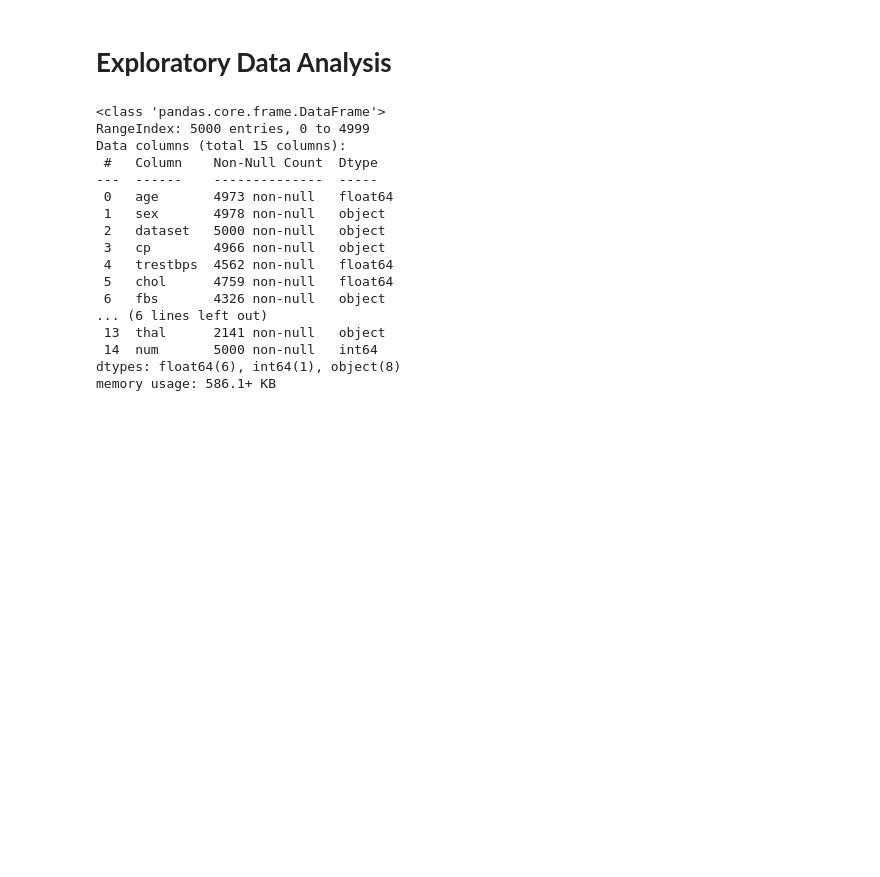
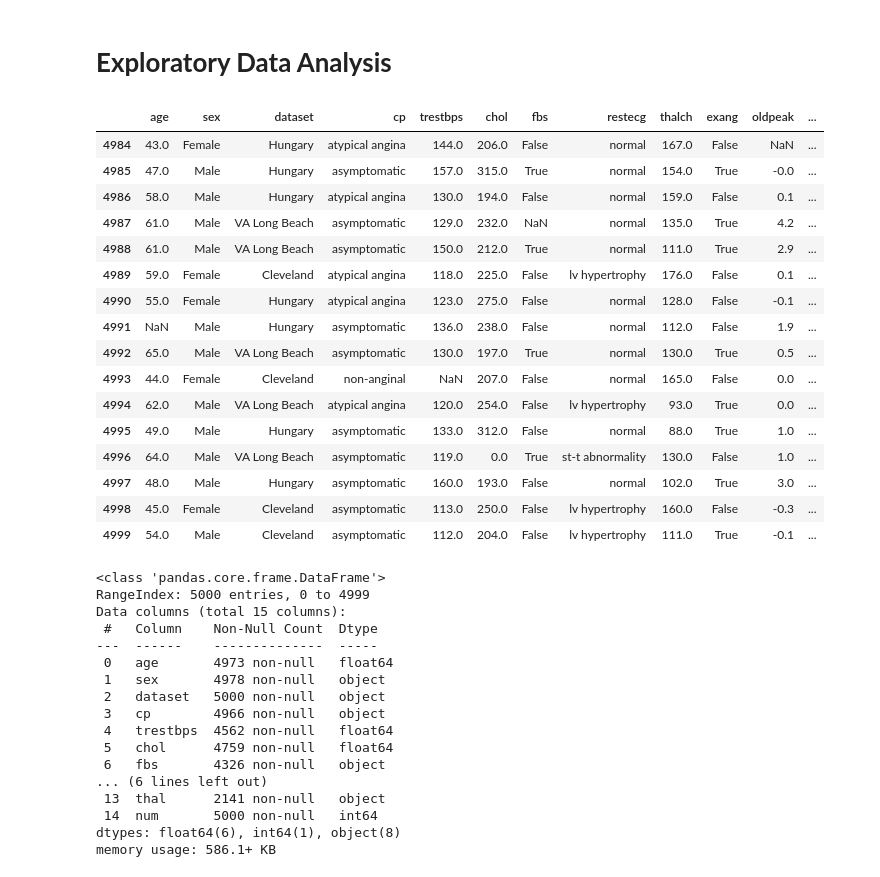
Before and after one commit to phoebehr/heartdisease, a Jupyter notebook: Preprocess_expanded.ipynb, the cells around one changed output. Cells and saved outputs as stored; diff of their text form; code cells hidden in the pictures; blank space fills up the shorter version.

```diff
--- a/Preprocess_expanded.ipynb
+++ b/Preprocess_expanded.ipynb
@@ -30,6 +30,26 @@ if missing_cols:
     raise KeyError(f"Input data is missing expected columns: {missing_cols}")
 # %% [markdown]
 # **Exploratory Data Analysis**
+# %%
+hd.tail(16)
+# %% [output]
+|  | age | sex | dataset | cp | trestbps | chol | fbs | restecg | thalch | exang | oldpeak | ... |
+| 4984 | 43.0 | Female | Hungary | atypical angina | 144.0 | 206.0 | False | normal | 167.0 | False | NaN | ... |
+| 4985 | 47.0 | Male | Hungary | asymptomatic | 157.0 | 315.0 | True | normal | 154.0 | True | -0.0 | ... |
+| 4986 | 58.0 | Male | Hungary | atypical angina | 130.0 | 194.0 | False | normal | 159.0 | False | 0.1 | ... |
+| 4987 | 61.0 | Male | VA Long Beach | asymptomatic | 129.0 | 232.0 | NaN | normal | 135.0 | True | 4.2 | ... |
+| 4988 | 61.0 | Male | VA Long Beach | asymptomatic | 150.0 | 212.0 | True | normal | 111.0 | True | 2.9 | ... |
+| 4989 | 59.0 | Female | Cleveland | atypical angina | 118.0 | 225.0 | False | lv hypertrophy | 176.0 | False | 0.1 | ... |
+| 4990 | 55.0 | Female | Hungary | atypical angina | 123.0 | 275.0 | False | normal | 128.0 | False | -0.1 | ... |
+| 4991 | NaN | Male | Hungary | asymptomatic | 136.0 | 238.0 | False | normal | 112.0 | False | 1.9 | ... |
+| 4992 | 65.0 | Male | VA Long Beach | asymptomatic | 130.0 | 197.0 | True | normal | 130.0 | True | 0.5 | ... |
+| 4993 | 44.0 | Female | Cleveland | non-anginal | NaN | 207.0 | False | normal | 165.0 | False | 0.0 | ... |
+| 4994 | 62.0 | Male | VA Long Beach | atypical angina | 120.0 | 254.0 | False | lv hypertrophy | 93.0 | True | 0.0 | ... |
+| 4995 | 49.0 | Male | Hungary | asymptomatic | 133.0 | 312.0 | False | normal | 88.0 | True | 1.0 | ... |
+| 4996 | 64.0 | Male | VA Long Beach | asymptomatic | 119.0 | 0.0 | True | st-t abnormality | 130.0 | False | 1.0 | ... |
+| 4997 | 48.0 | Male | Hungary | asymptomatic | 160.0 | 193.0 | False | normal | 102.0 | True | 3.0 | ... |
+| 4998 | 45.0 | Female | Cleveland | asymptomatic | 113.0 | 250.0 | False | lv hypertrophy | 160.0 | False | -0.3 | ... |
+| 4999 | 54.0 | Male | Cleveland | asymptomatic | 112.0 | 204.0 | False | lv hypertrophy | 111.0 | True | -0.1 | ... |
 # %%
 hd.info()
 # %% [output]
```
Also changed, not shown: parts of 8 cells of this notebook, 15 other files.
